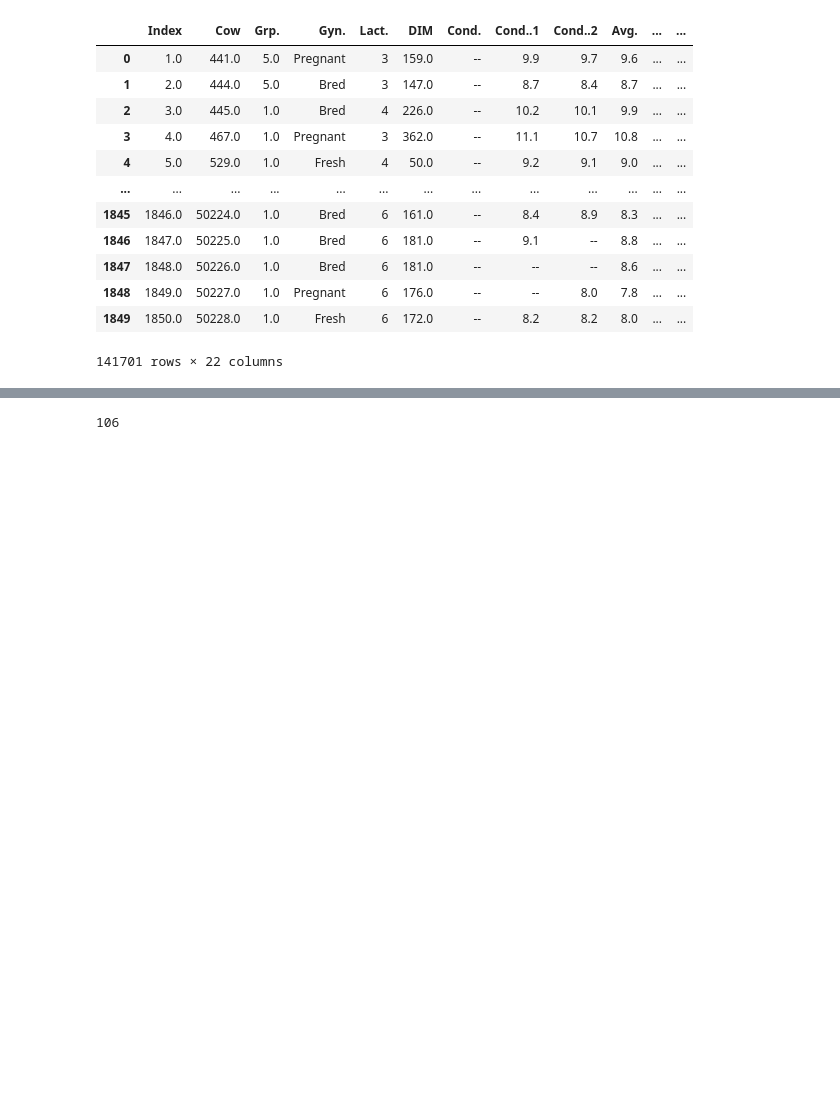
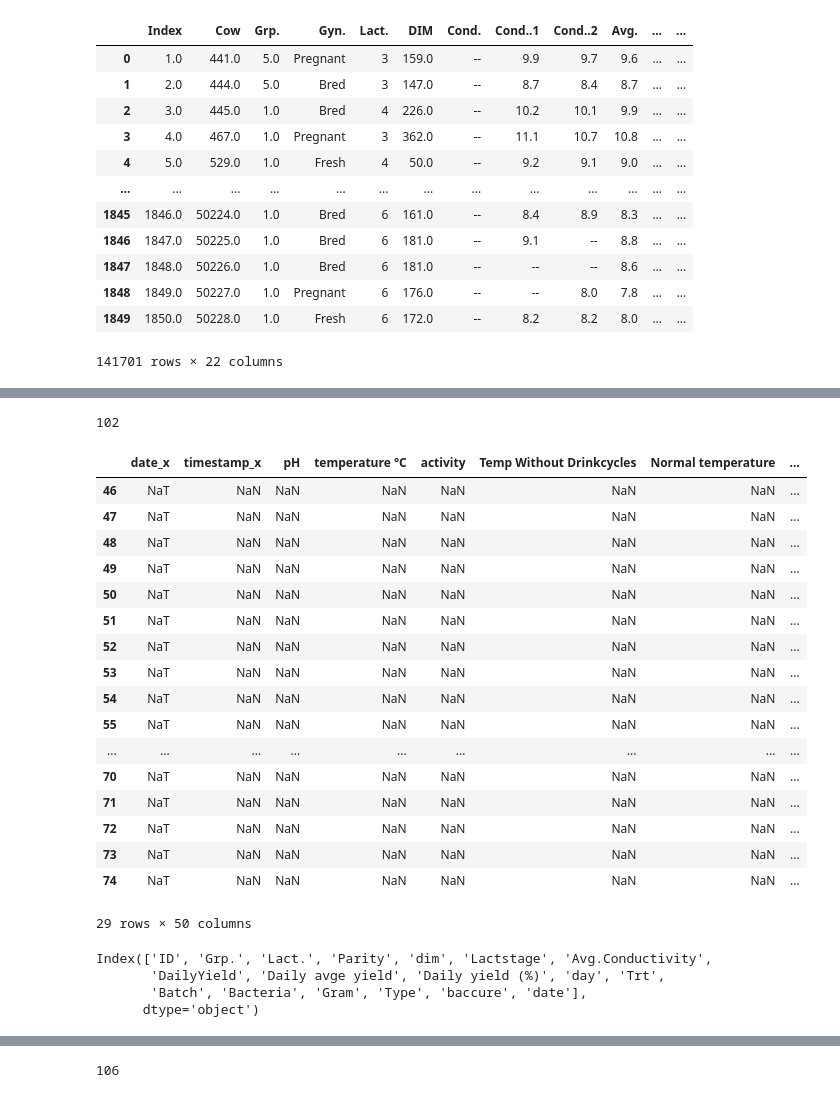
Before and after one commit to rajeshneupane7/merging, a Jupyter notebook: henk_data.ipynb, the cells around one changed output, grey strips where cells are left out. Cells and saved outputs as stored; diff of their text form; code cells hidden in the pictures; blank space fills up the shorter version.

```diff
--- a/henk_data.ipynb
+++ b/henk_data.ipynb
@@ -310,0 +320,27 @@ Processing complete.
+# %%
+final_animal_df= pd.concat(temp_data)
+# %%
+final_animal_df['animal_id'].nunique()
+# %% [output]
+102
+# %%
+final_animal_df[final_animal_df['Cow']==893]
+# %% [output]
+|  | date_x | timestamp_x | pH | temperature °C | activity | Temp Without Drinkcycles | Normal temperature | ... |
+| 46 | NaT | NaN | NaN | NaN | NaN | NaN | NaN | ... |
+| 47 | NaT | NaN | NaN | NaN | NaN | NaN | NaN | ... |
+| 48 | NaT | NaN | NaN | NaN | NaN | NaN | NaN | ... |
+| 49 | NaT | NaN | NaN | NaN | NaN | NaN | NaN | ... |
+| 50 | NaT | NaN | NaN | NaN | NaN | NaN | NaN | ... |
+| 51 | NaT | NaN | NaN | NaN | NaN | NaN | NaN | ... |
+| 52 | NaT | NaN | NaN | NaN | NaN | NaN | NaN | ... |
+| 53 | NaT | NaN | NaN | NaN | NaN | NaN | NaN | ... |
+| 54 | NaT | NaN | NaN | NaN | NaN | NaN | NaN | ... |
+| 55 | NaT | NaN | NaN | NaN | NaN | NaN | NaN | ... |
+| ... | ... | ... | ... | ... | ... | ... | ... | ... |
+| 70 | NaT | NaN | NaN | NaN | NaN | NaN | NaN | ... |
+| 71 | NaT | NaN | NaN | NaN | NaN | NaN | NaN | ... |
+| 72 | NaT | NaN | NaN | NaN | NaN | NaN | NaN | ... |
+| 73 | NaT | NaN | NaN | NaN | NaN | NaN | NaN | ... |
+| 74 | NaT | NaN | NaN | NaN | NaN | NaN | NaN | ... |
+29 rows × 50 columns
@@ -310,0 +352,7 @@ Processing complete.
+# %%
+master_sheet.columns
+# %% [output]
+Index(['ID', 'Grp.', 'Lact.', 'Parity', 'dim', 'Lactstage', 'Avg.Conductivity',
+       'DailyYield', 'Daily avge yield', 'Daily yield (%)', 'day', 'Trt',
+       'Batch', 'Bacteria', 'Gram', 'Type', 'baccure', 'date'],
+      dtype='object')
```
Also changed, not shown: parts of 12 cells of this notebook, 1 other file.
